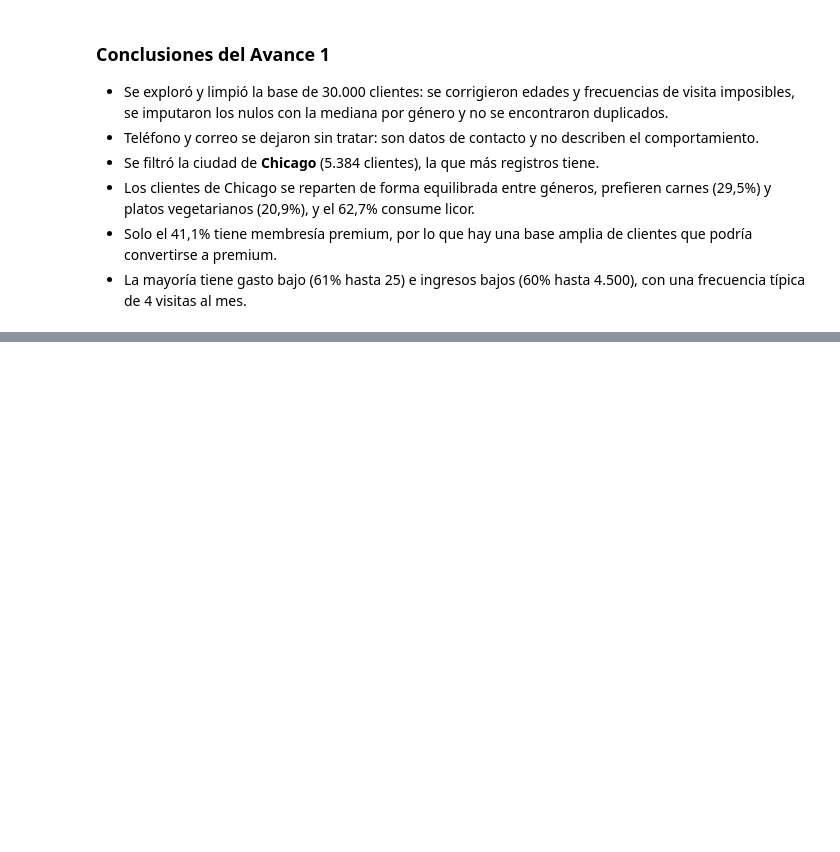
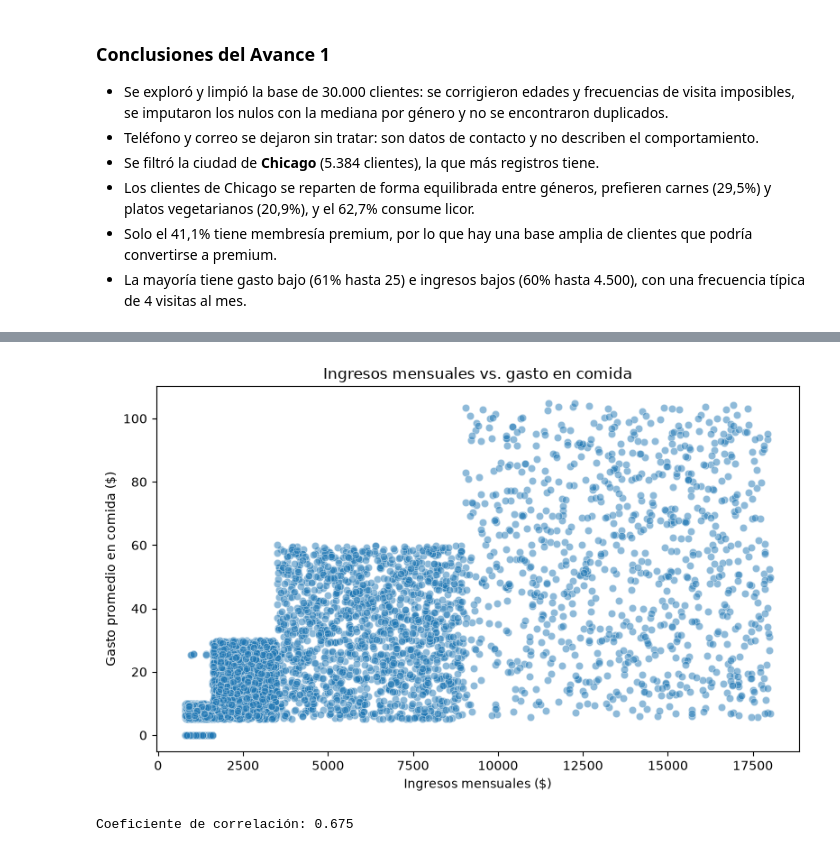
Before and after one commit to pachecobravo/ProyectoM1_Christian_Pacheco, a Jupyter notebook: Avances_Notebooks/Avance_1_EDA.ipynb, the cells around one changed output, grey strips where cells are left out. Saved outputs shown, nothing was run; the diff lists cells and outputs as text; code cells hidden in the pictures; blank space fills up the shorter version.

Commit message:
Avance tres formulación de preguntas

```diff
--- a/Avances_Notebooks/Avance_1_EDA.ipynb
+++ b/Avances_Notebooks/Avance_1_EDA.ipynb
@@ -625,0 +408,25 @@ df_chicago.head()
+# %%
+#1 ¿Existe relación entre los ingresos y el gasto en comida?
+#Para responde esta pregunta usaremos un gráfico de dispersión para visualizar la relación entre los ingresos mensuales y el gasto promedio en comida de los clientes.
+# Explorar la relación entre ingresos mensuales y gasto en comida
+plt.figure(figsize=(8, 5))
+sns.scatterplot(data=df_chicago, x='ingresos_mensuales',
+                y='promedio_gasto_comida', alpha=0.5)
+
+plt.title('Ingresos mensuales vs. gasto en comida')
+plt.xlabel('Ingresos mensuales ($)')
+plt.ylabel('Gasto promedio en comida ($)')
+plt.tight_layout()
+plt.show()
+#La gráfica muestra una relación positiva entre los ingresos mensuales y el gasto promedio en comida.
+# %% [output]
+[figure, added]
+# %%
+# Calcula la correlación entre los ingresos mensuales y el gasto promedio en comida
+correlacion = df_chicago["ingresos_mensuales"].corr(
+    df_chicago["promedio_gasto_comida"]
+)
+
+print(f"Coeficiente de correlación: {correlacion:.3f}")
+# %% [output]
+Coeficiente de correlación: 0.675
```
Also changed, not shown: parts of 86 cells of this notebook, 2 other files.
